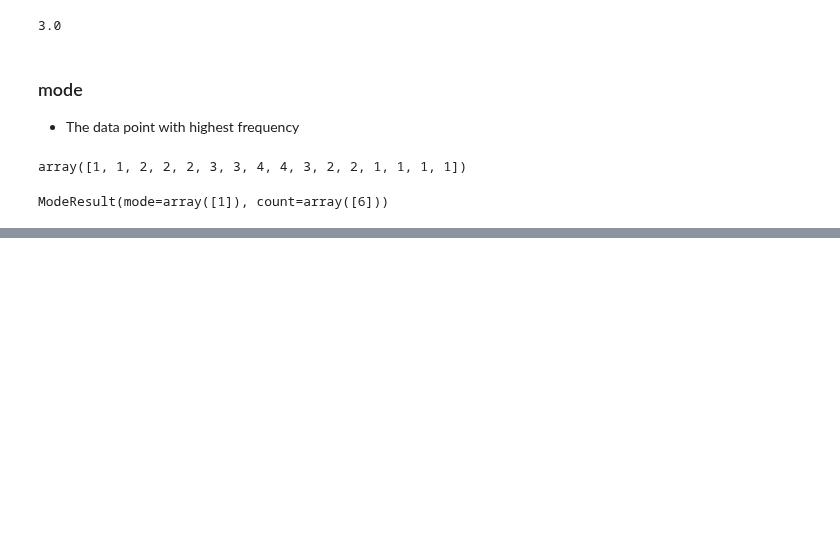
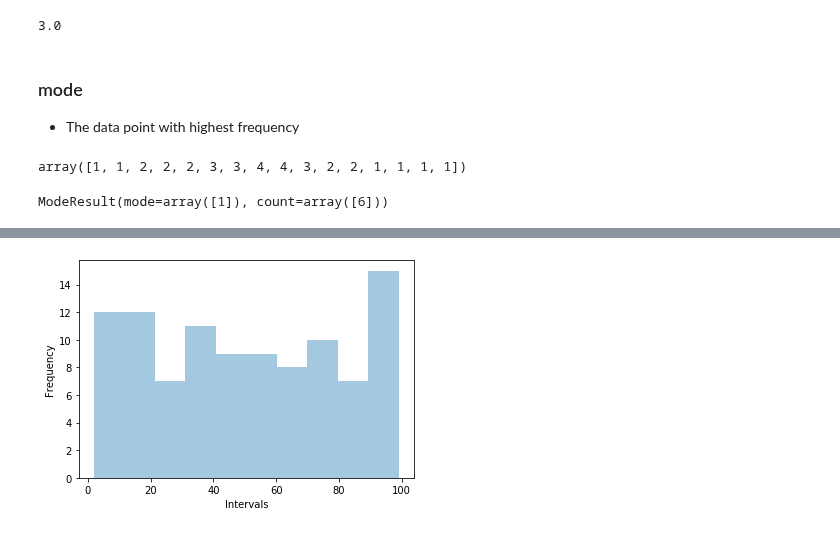
Before and after one commit to Vikas-KM/machine-learning, a Jupyter notebook: Exploratory_Data_Analysis/Basic_Statistics.ipynb, the cells around one changed output, grey strips where cells are left out. Drawn from its saved outputs; the diff is of its cells as text; code cells hidden in the pictures; blank space fills up the shorter version.

```diff
--- a/Exploratory_Data_Analysis/Basic_Statistics.ipynb
+++ b/Exploratory_Data_Analysis/Basic_Statistics.ipynb
@@ -43,0 +118,7 @@ ModeResult(mode=array([1]), count=array([6]))
+# %%
+sns.distplot(x, bins=10, kde=False)
+plt.xlabel('Intervals')
+plt.ylabel('Frequency')
+plt.show()
+# %% [output]
+[figure, added]
```
Also changed, not shown: parts of 42 cells of this notebook.
